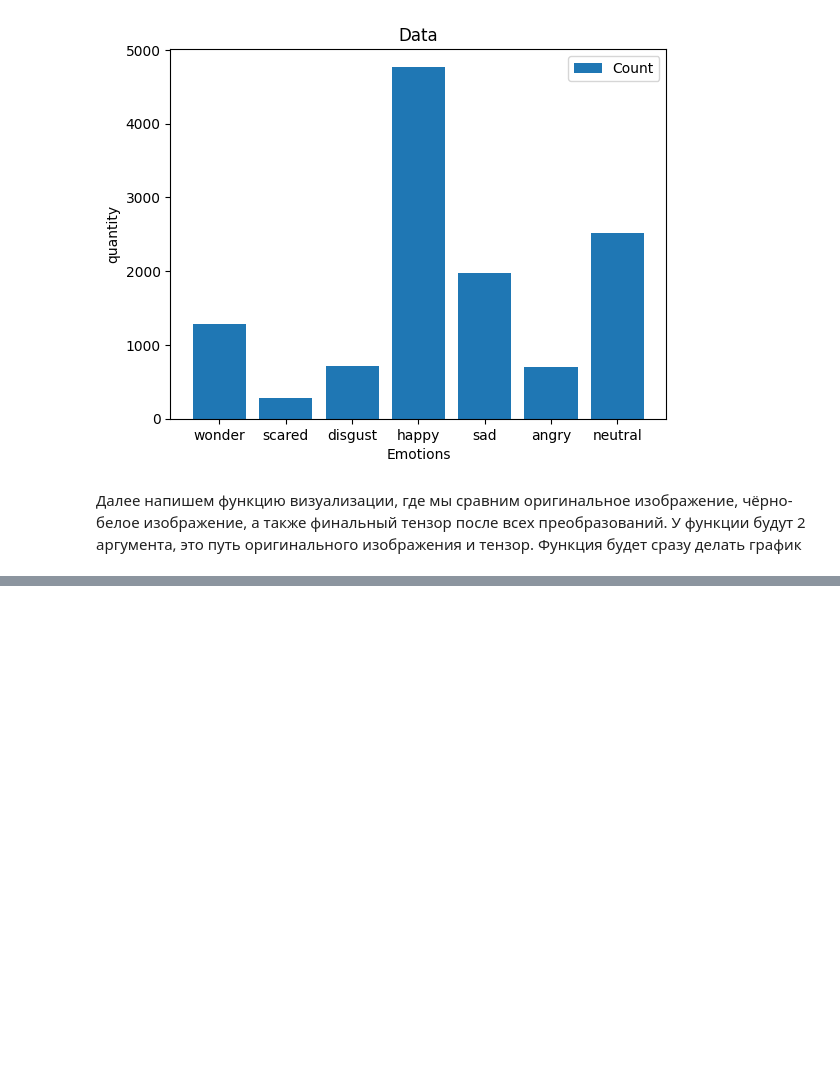
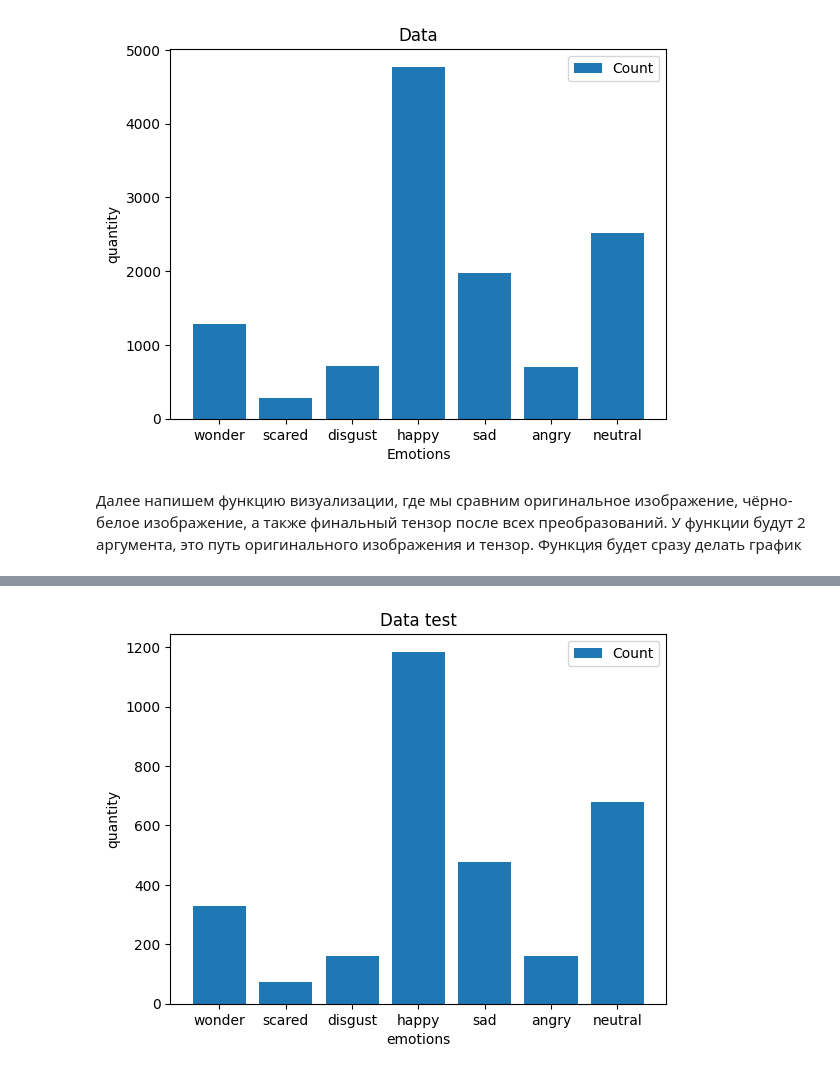
Before and after one commit to alehandro-diaz/pythonProj, a Jupyter notebook: notebooks/01_data_exploration.ipynb, the cells around one changed output, grey strips where cells are left out. Saved outputs shown, nothing was run; the diff lists cells and outputs as text; code cells hidden in the pictures; blank space fills up the shorter version.

```diff
--- a/notebooks/01_data_exploration.ipynb
+++ b/notebooks/01_data_exploration.ipynb
@@ -137,0 +142,20 @@ visualize(image_path, transform_image)
+# %%
+test_wonder_result = (data_test['label'] == 1).sum()
+test_scared_result = (data_test['label'] == 2).sum()
+test_disgust_result = (data_test['label'] == 3).sum()
+test_happy_result = (data_test['label'] == 4).sum()
+test_sad_result = (data_test['label'] == 5).sum()
+test_angry_result = (data_test['label'] == 6).sum()
+test_neutral_result = (data_test['label'] == 7).sum()
+# %%
+a = ['wonder', 'scared', 'disgust', 'happy', 'sad', 'angry', 'neutral']
+b = [test_wonder_result, test_scared_result, test_disgust_result, test_happy_result, test_sad_result, test_angry_result, test_neutral_result]
+# %%
+plt.bar(a, b, label = 'Count')
+plt.title('Data test')
+plt.xlabel('emotions')
+plt.ylabel('quantity')
+plt.legend()
+plt.show()
+# %% [output]
+[figure, added]
```
Also changed, not shown: parts of 7 cells of this notebook, 3 other files.
